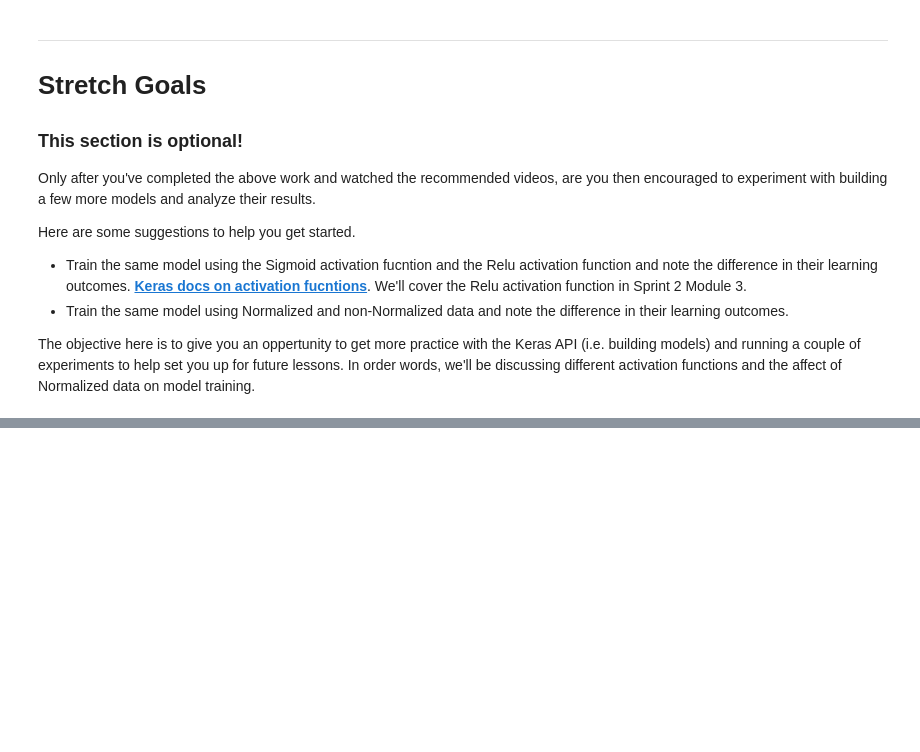
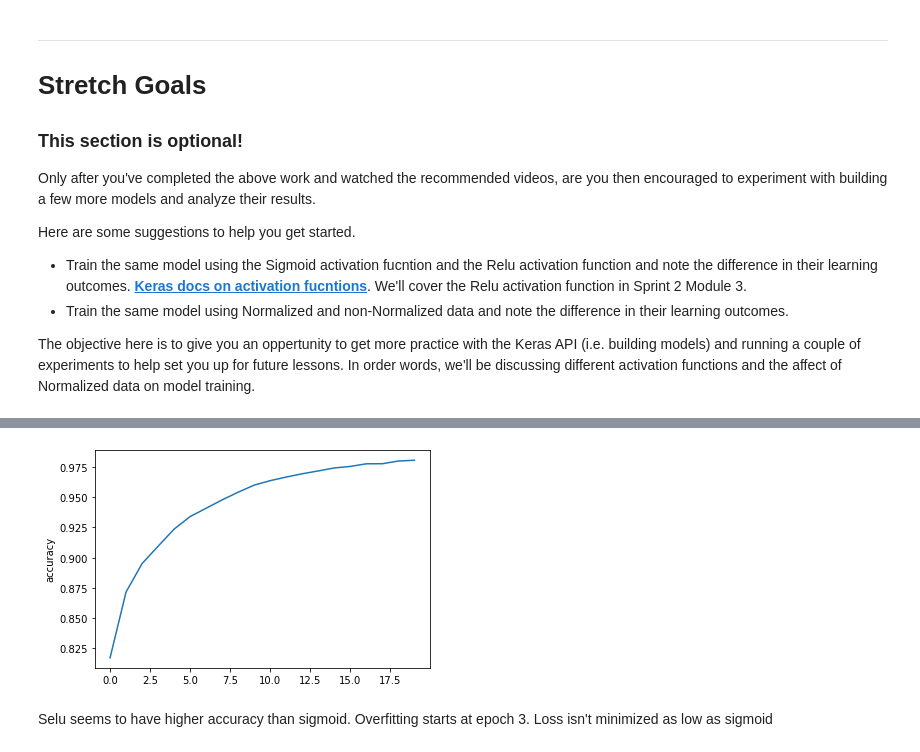
Before and after one commit to minh14496/DS-Unit-4-Sprint-2-Neural-Networks, a Jupyter notebook: module1-Architect/LS_DS_421_Architect_Assignment.ipynb, the cells around one changed output, grey strips where cells are left out. Saved outputs shown, nothing was run; the diff lists cells and outputs as text; code cells hidden in the pictures; blank space fills up the shorter version.

```diff
--- a/module1-Architect/LS_DS_421_Architect_Assignment.ipynb
+++ b/module1-Architect/LS_DS_421_Architect_Assignment.ipynb
@@ -353,0 +404,6 @@ The objective here is to give you an oppertunity to get more practice with the K
+# %%
+sns.lineplot(x=df_selu.index, y=df_selu['accuracy']);
+# %% [output]
+[figure, added]
+# %% [markdown]
+Selu seems to have higher accuracy than sigmoid. Overfitting starts at epoch 3. Loss isn't minimized as low as sigmoid
```
Also changed, not shown: parts of 11 cells of this notebook, 2 other files.
